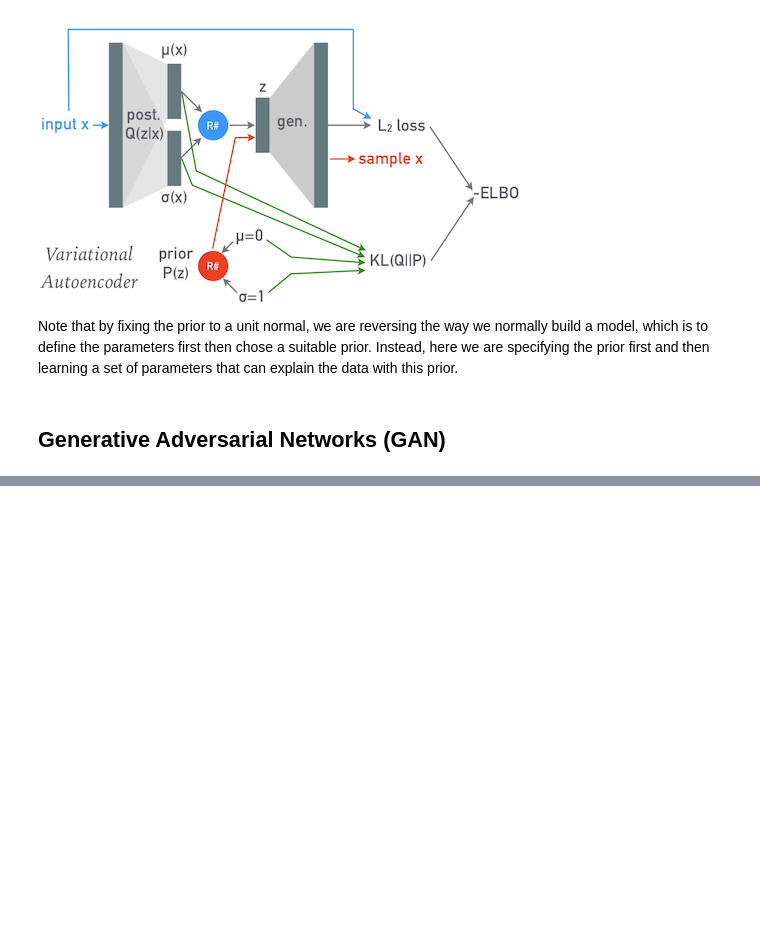
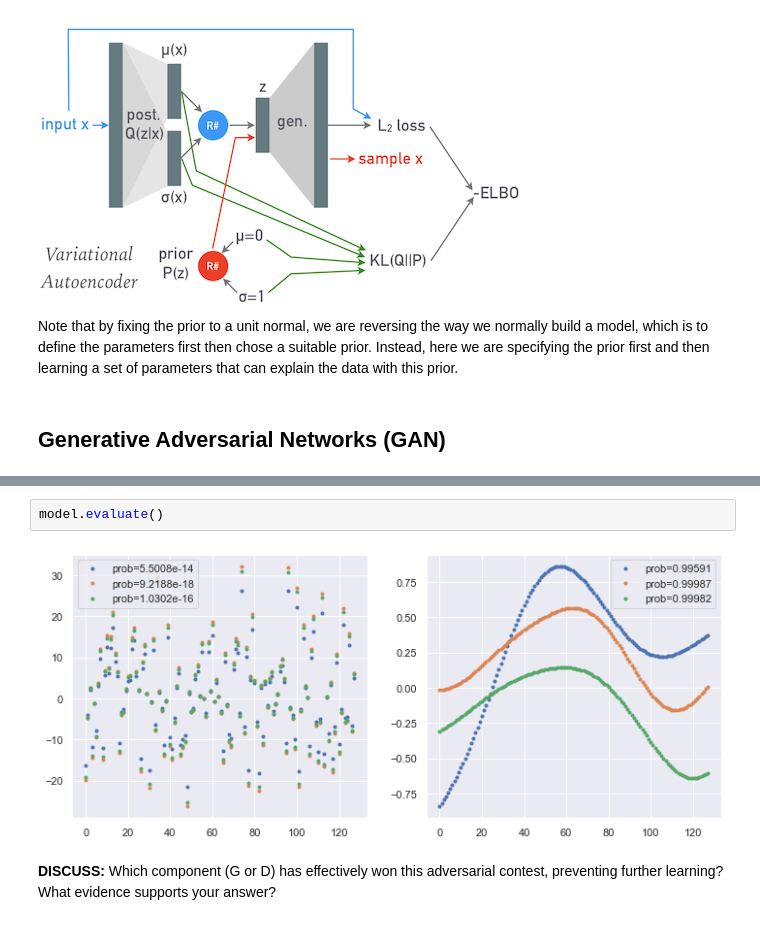
Before and after one commit to dkirkby/kavli2019, a Jupyter notebook: Lecture2.ipynb, the cells around one changed output, grey strips where cells are left out. Drawn from its saved outputs; the diff is of its cells as text; blank space fills up the shorter version.

```diff
--- a/Lecture2.ipynb
+++ b/Lecture2.ipynb
@@ -406,0 +571,6 @@ Note that by fixing the prior to a unit normal, we are reversing the way we norm
+# %%
+model.evaluate()
+# %% [output]
+[figure, added]
+# %% [markdown]
+**DISCUSS:** Which component (G or D) has effectively won this adversarial contest, preventing further learning? What evidence supports your answer?
```
Also changed, not shown: parts of 17 cells of this notebook.
